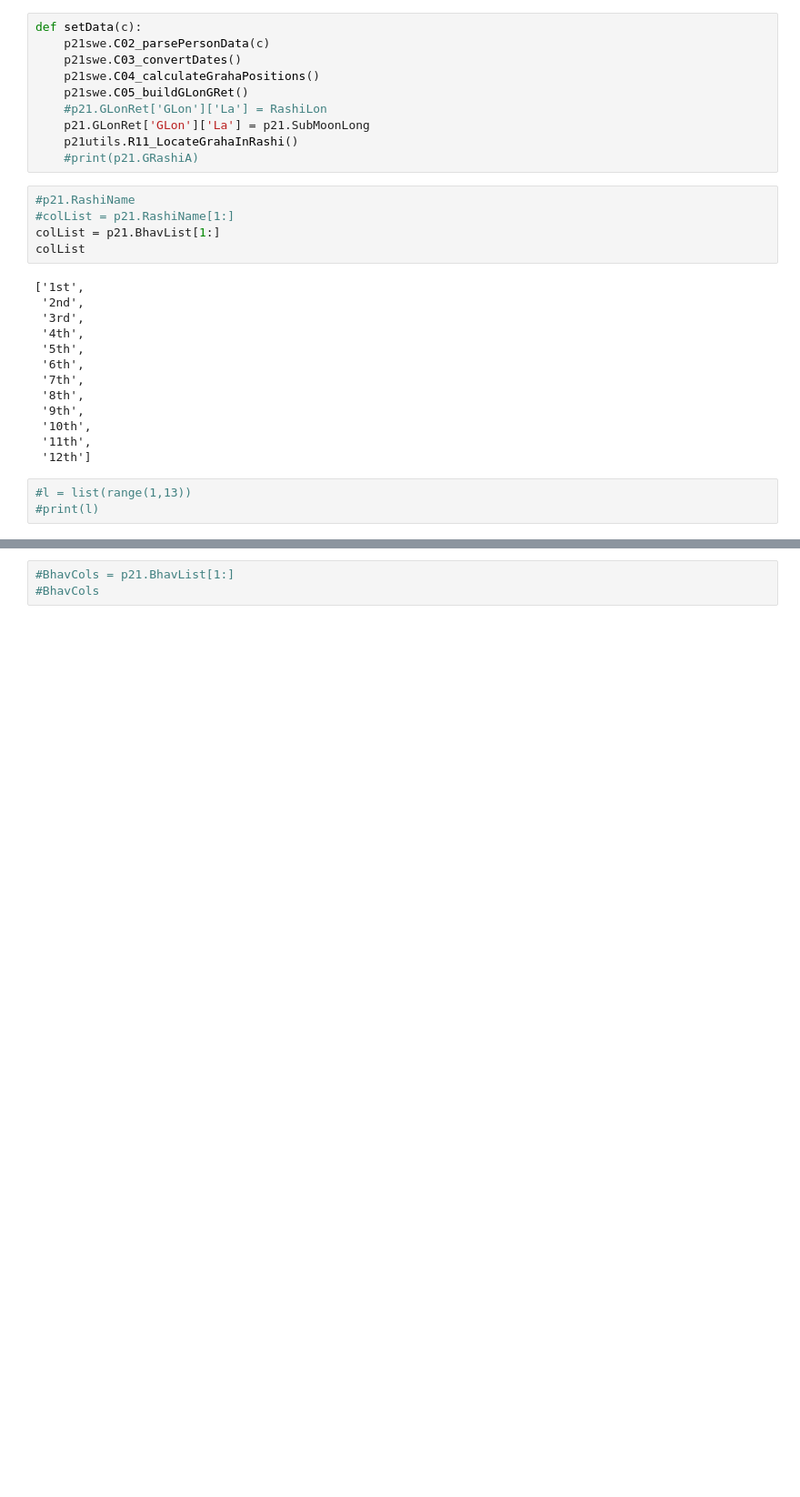
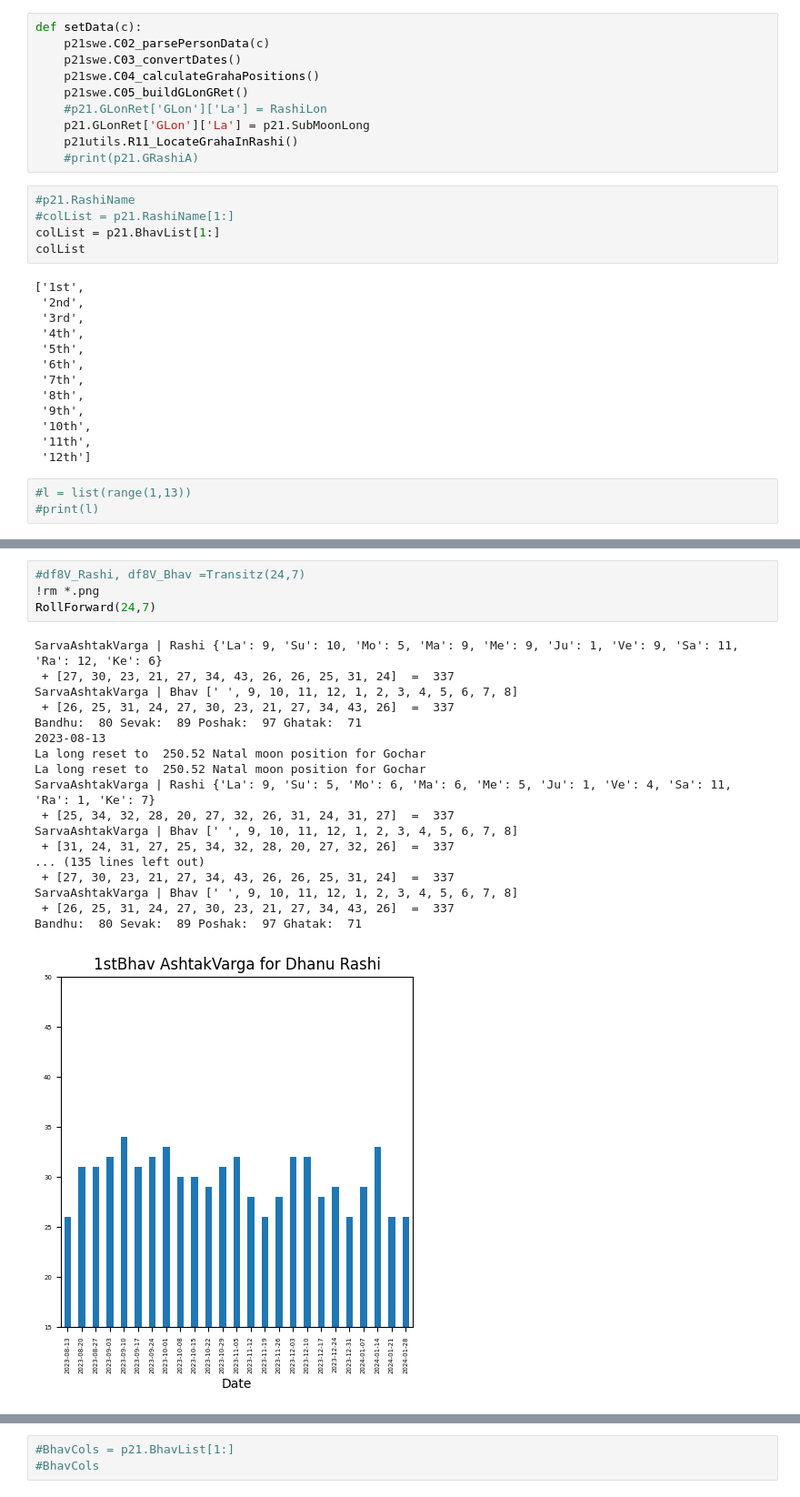
Before and after one commit to prithwis/parashar21, a Jupyter notebook: P21_45_11_AshtakVarga_Gochar_Series.ipynb, the cells around one changed output, grey strips where cells are left out. Shown: that part at 91% size. Saved outputs shown, nothing was run; the diff lists cells and outputs as text; blank space fills up the shorter version.

```diff
--- a/P21_45_11_AshtakVarga_Gochar_Series.ipynb
+++ b/P21_45_11_AshtakVarga_Gochar_Series.ipynb
@@ -560,0 +537,23 @@ df8V_Rashi
+# %%
+#df8V_Rashi, df8V_Bhav =Transitz(24,7)
+!rm *.png
+RollForward(24,7)
+# %% [output]
+SarvaAshtakVarga | Rashi {'La': 9, 'Su': 10, 'Mo': 5, 'Ma': 9, 'Me': 9, 'Ju': 1, 'Ve': 9, 'Sa': 11, 'Ra': 12, 'Ke': 6}
+ + [27, 30, 23, 21, 27, 34, 43, 26, 26, 25, 31, 24]  =  337
+SarvaAshtakVarga | Bhav [' ', 9, 10, 11, 12, 1, 2, 3, 4, 5, 6, 7, 8]
+ + [26, 25, 31, 24, 27, 30, 23, 21, 27, 34, 43, 26]  =  337
+Bandhu:  80 Sevak:  89 Poshak:  97 Ghatak:  71
+2023-08-13
+La long reset to  250.52 Natal moon position for Gochar
+La long reset to  250.52 Natal moon position for Gochar
+SarvaAshtakVarga | Rashi {'La': 9, 'Su': 5, 'Mo': 6, 'Ma': 6, 'Me': 5, 'Ju': 1, 'Ve': 4, 'Sa': 11, 'Ra': 1, 'Ke': 7}
+ + [25, 34, 32, 28, 20, 27, 32, 26, 31, 24, 31, 27]  =  337
+SarvaAshtakVarga | Bhav [' ', 9, 10, 11, 12, 1, 2, 3, 4, 5, 6, 7, 8]
+ + [31, 24, 31, 27, 25, 34, 32, 28, 20, 27, 32, 26]  =  337
+... (135 lines left out)
+ + [27, 30, 23, 21, 27, 34, 43, 26, 26, 25, 31, 24]  =  337
+SarvaAshtakVarga | Bhav [' ', 9, 10, 11, 12, 1, 2, 3, 4, 5, 6, 7, 8]
+ + [26, 25, 31, 24, 27, 30, 23, 21, 27, 34, 43, 26]  =  337
+Bandhu:  80 Sevak:  89 Poshak:  97 Ghatak:  71
+[figure, added]
```
Also changed, not shown: parts of 20 cells of this notebook.
